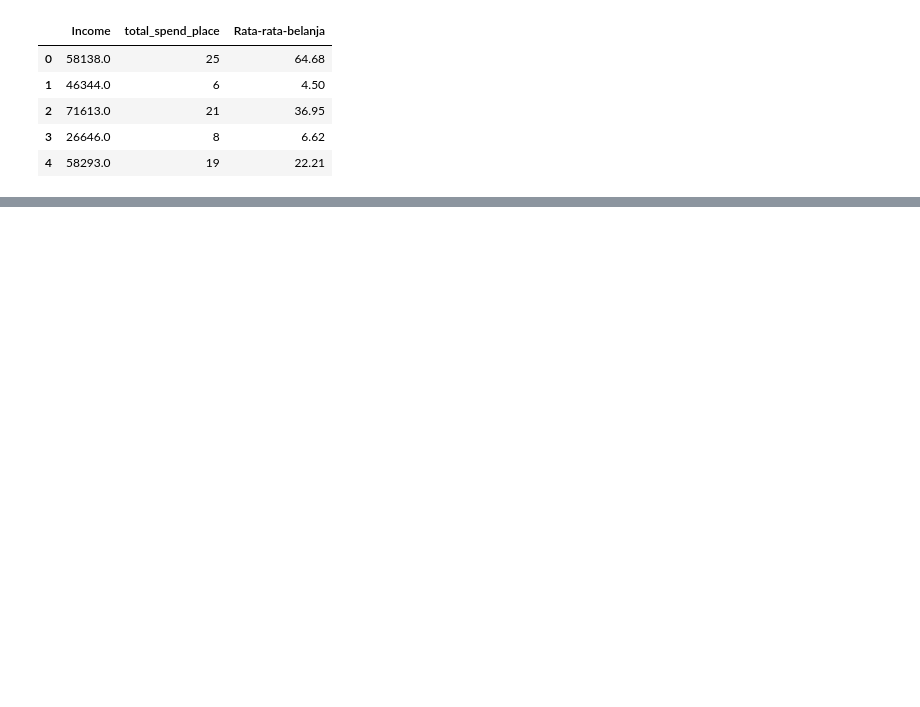
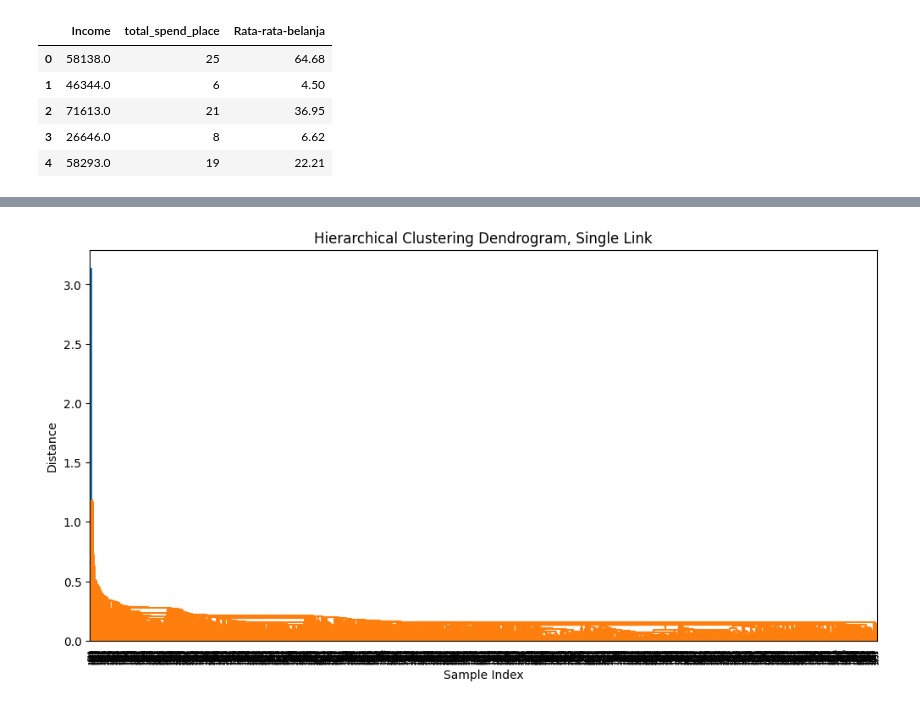
Before and after one commit to qiqioberon/Machine-Learning, a Jupyter notebook: Tugas 3/Muhammad Aqil Farrukh_5025221158_Tugas 3_Hierarcical Clustering Personal Analysis.ipynb, the cells around one changed output, grey strips where cells are left out. Cells and saved outputs as stored; diff of their text form; code cells hidden in the pictures; blank space fills up the shorter version.

```diff
--- a/Tugas 3/Muhammad Aqil Farrukh_5025221158_Tugas 3_Hierarcical Clustering Personal Analysis.ipynb
+++ b/Tugas 3/Muhammad Aqil Farrukh_5025221158_Tugas 3_Hierarcical Clustering Personal Analysis.ipynb
@@ -780,0 +829,13 @@ Kode di atas digunakan untuk membuat plot 3D dari hasil klasterisasi menggunakan
+# %%
+# Compute the linkage matrix
+Z = linkage(Normalisasi, method='single')
+
+# Plot the dendrogram
+plt.figure(figsize=(12, 6))
+dendrogram(Z)
+plt.title('Hierarchical Clustering Dendrogram, Single Link')
+plt.xlabel('Sample Index')
+plt.ylabel('Distance')
+plt.show()
+# %% [output]
+[figure, added]
```
Also changed, not shown: parts of 30 cells of this notebook, 1 other file.
